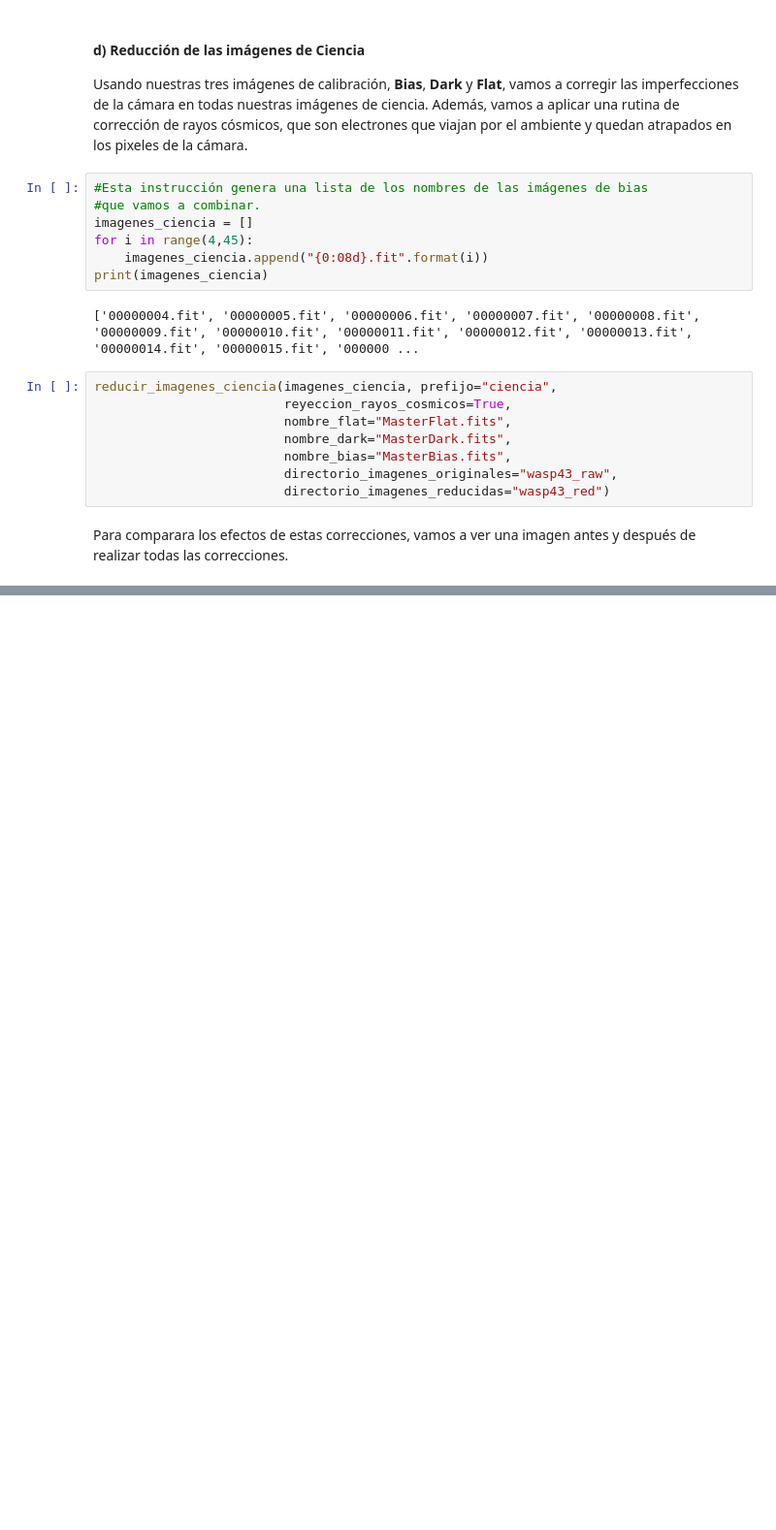
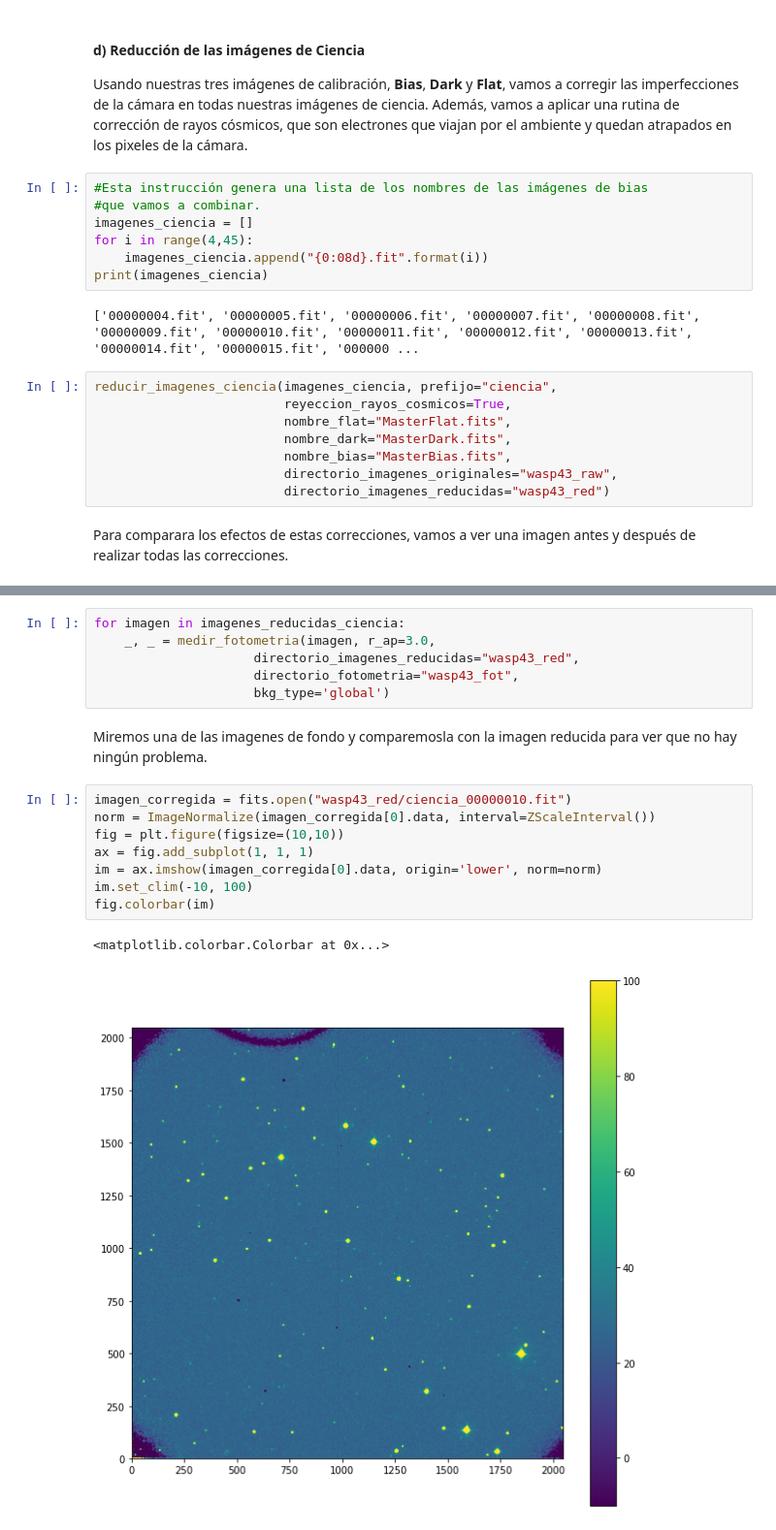
Before and after one commit to tanaxer01/DHA1001_Transito, a Jupyter notebook: Ejemplo WASP43.ipynb, the cells around one changed output, grey strips where cells are left out. Shown at 97% size. Drawn from its saved outputs; the diff is of its cells as text; blank space fills up the shorter version.

```diff
--- a/Ejemplo WASP43.ipynb
+++ b/Ejemplo WASP43.ipynb
@@ -174,0 +247,19 @@ fig.colorbar(im)
+# %%
+for imagen in imagenes_reducidas_ciencia:
+    _, _ = medir_fotometria(imagen, r_ap=3.0,
+                     directorio_imagenes_reducidas="wasp43_red",
+                     directorio_fotometria="wasp43_fot",
+                     bkg_type='global')
+# %% [markdown]
+Miremos una de las imagenes de fondo y comparemosla con la imagen reducida para ver que no hay ningún problema.
+# %%
+imagen_corregida = fits.open("wasp43_red/ciencia_00000010.fit")
+norm = ImageNormalize(imagen_corregida[0].data, interval=ZScaleInterval())
+fig = plt.figure(figsize=(10,10))
+ax = fig.add_subplot(1, 1, 1)
+im = ax.imshow(imagen_corregida[0].data, origin='lower', norm=norm)
+im.set_clim(-10, 100)
+fig.colorbar(im)
+# %% [output]
+<matplotlib.colorbar.Colorbar at 0x...>
+[figure, added]
```
Also changed, not shown: parts of 15 cells of this notebook.
